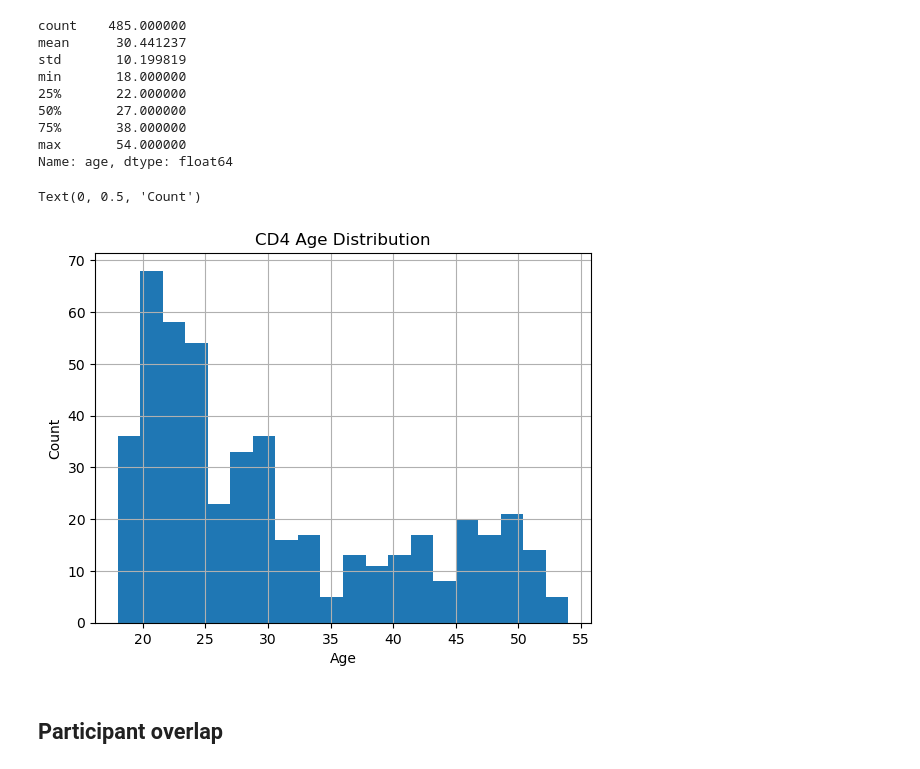
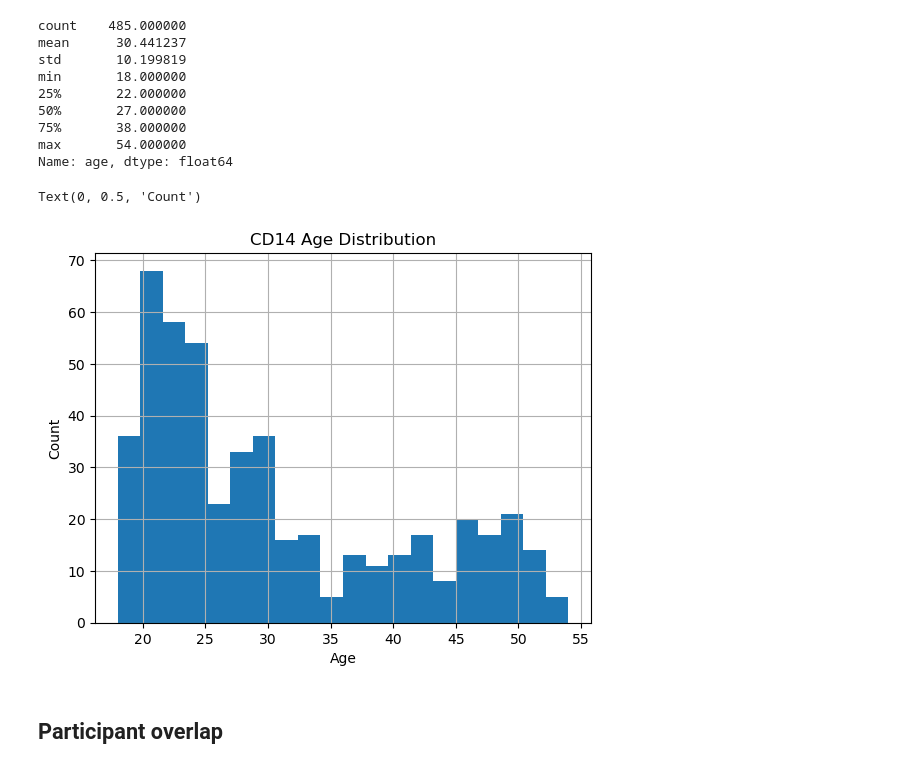
Before and after one commit to smithbrittanyk/immvar-variancepartition, a Jupyter notebook: notebooks/01_metadata_qc.ipynb, the cells around one changed output. Saved outputs shown, nothing was run; the diff lists cells and outputs as text; code cells hidden in the pictures.

```diff
--- a/notebooks/01_metadata_qc.ipynb
+++ b/notebooks/01_metadata_qc.ipynb
@@ -131,12 +133,12 @@ max       54.000000
 Name: age, dtype: float64
 # %%
 ax = cd14["age"].hist(bins=20)
-ax.set_title("CD4 Age Distribution")
+ax.set_title("CD14 Age Distribution")
 ax.set_xlabel("Age")
 ax.set_ylabel("Count")
 # %% [output]
 Text(0, 0.5, 'Count')
-[figure, old version]
+[figure, new version]
 # %% [markdown]
 ## Participant overlap
 # %%
```
Also changed, not shown: parts of 1 cell of this notebook, 28 other files.
